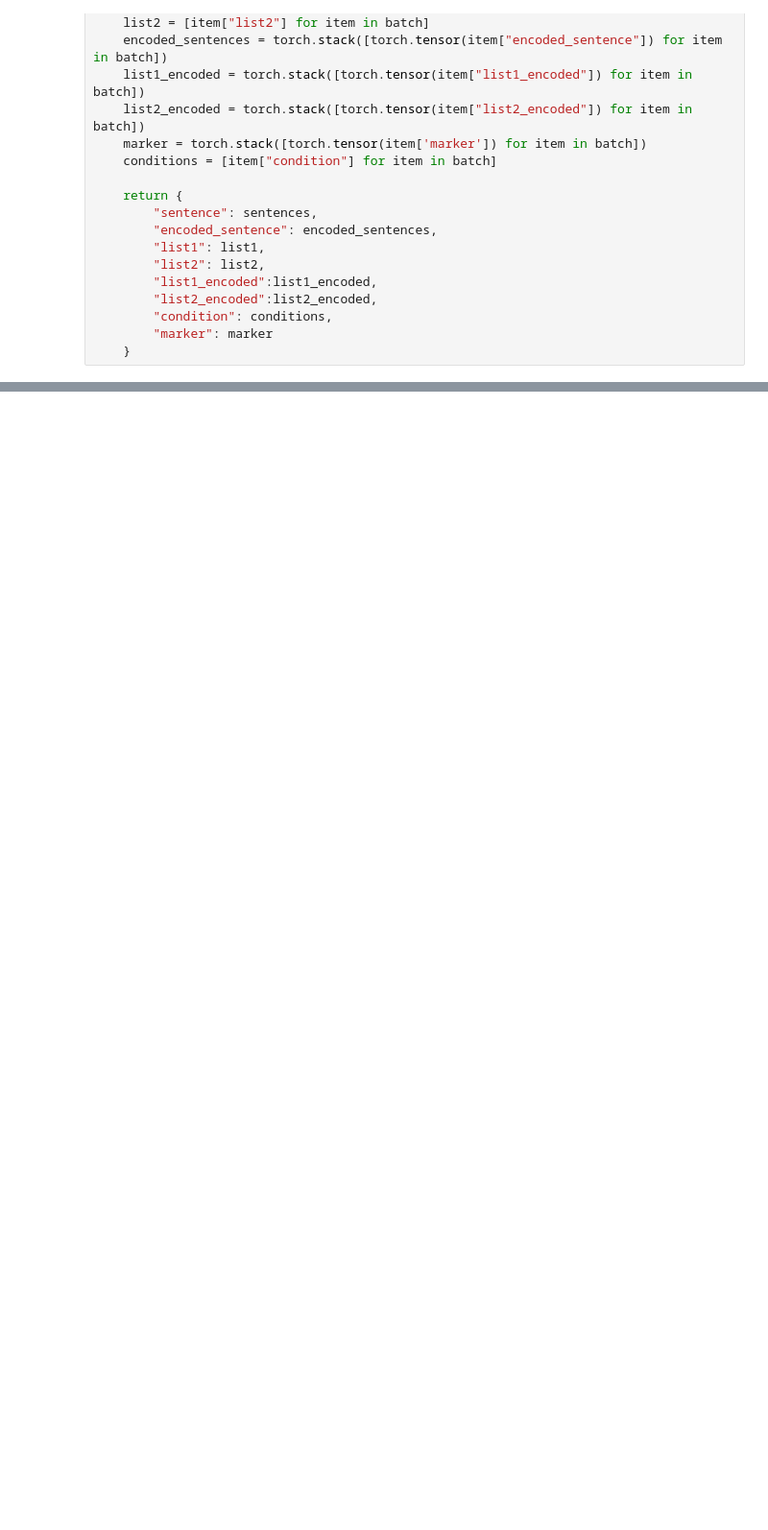
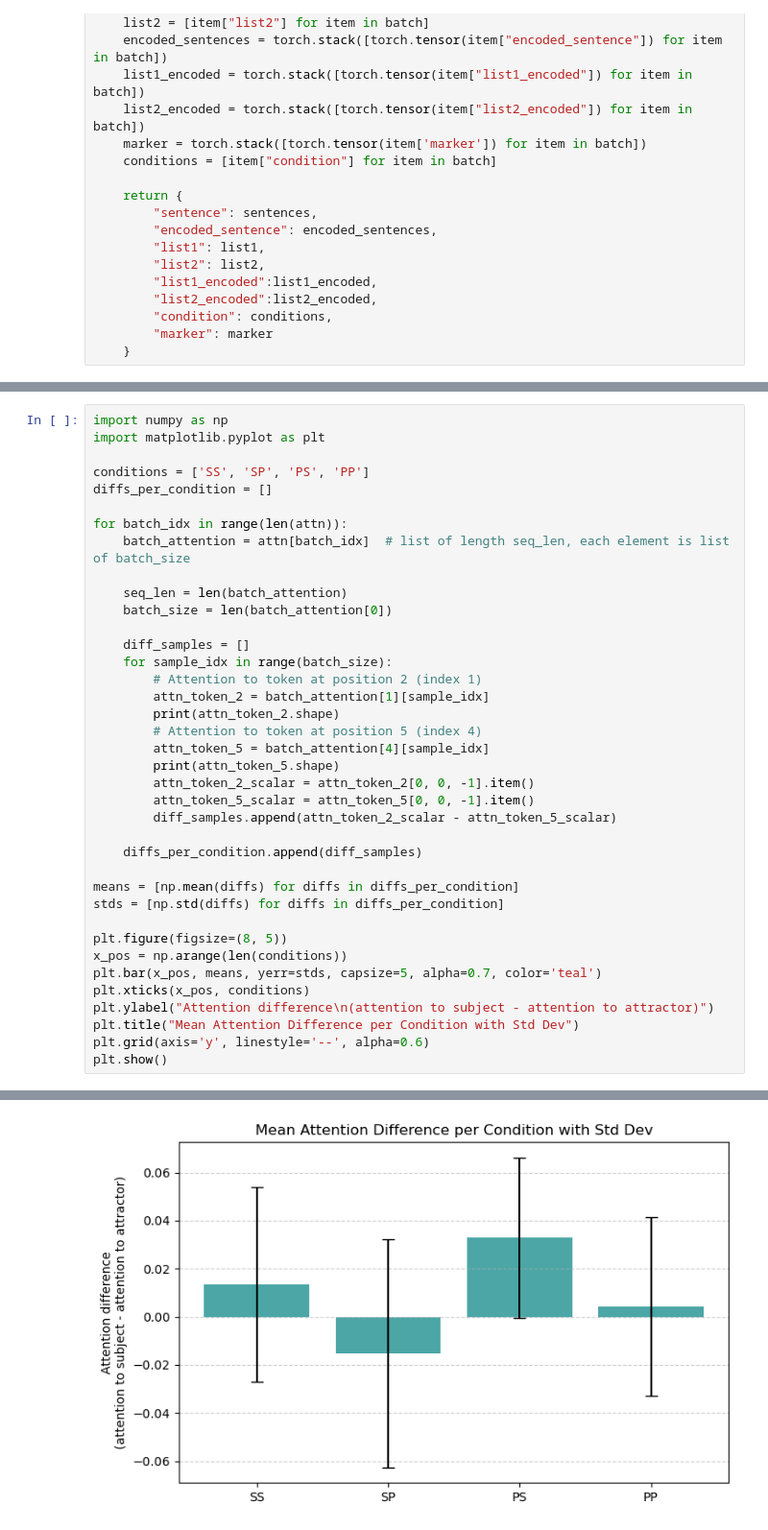
Before and after one commit to malo-renaudin/colorlessgreenRNNs, a Jupyter notebook: wm_tests/analyze_attention.ipynb, the cells around one changed output, grey strips where cells are left out. Shown: that part at 96% size. Drawn from its saved outputs; the diff is of its cells as text; blank space fills up the shorter version.

```diff
--- a/wm_tests/analyze_attention.ipynb
+++ b/wm_tests/analyze_attention.ipynb
@@ -495,0 +680,39 @@ plt.show()
+# %%
+import numpy as np
+import matplotlib.pyplot as plt
+
+conditions = ['SS', 'SP', 'PS', 'PP']
+diffs_per_condition = []
+
+for batch_idx in range(len(attn)):
+    batch_attention = attn[batch_idx]  # list of length seq_len, each element is list of batch_size
+
+    seq_len = len(batch_attention)
+    batch_size = len(batch_attention[0])
+
+    diff_samples = []
+    for sample_idx in range(batch_size):
+        # Attention to token at position 2 (index 1)
+        attn_token_2 = batch_attention[1][sample_idx]
+        print(attn_token_2.shape)
+        # Attention to token at position 5 (index 4)
+        attn_token_5 = batch_attention[4][sample_idx]
+        print(attn_token_5.shape)
+        attn_token_2_scalar = attn_token_2[0, 0, -1].item()
+        attn_token_5_scalar = attn_token_5[0, 0, -1].item()
+        diff_samples.append(attn_token_2_scalar - attn_token_5_scalar)
+
+    diffs_per_condition.append(diff_samples)
+
+means = [np.mean(diffs) for diffs in diffs_per_condition]
+stds = [np.std(diffs) for diffs in diffs_per_condition]
+
+plt.figure(figsize=(8, 5))
+x_pos = np.arange(len(conditions))
+plt.bar(x_pos, means, yerr=stds, capsize=5, alpha=0.7, color='teal')
+plt.xticks(x_pos, conditions)
+plt.ylabel("Attention difference\n(attention to subject - attention to attractor)")
+plt.title("Mean Attention Difference per Condition with Std Dev")
+plt.grid(axis='y', linestyle='--', alpha=0.6)
+plt.show()
+# %% [output]
@@ -495,0 +736 @@ plt.show()
+[figure, added]
```
Also changed, not shown: parts of 27 cells of this notebook, 6 other files.
